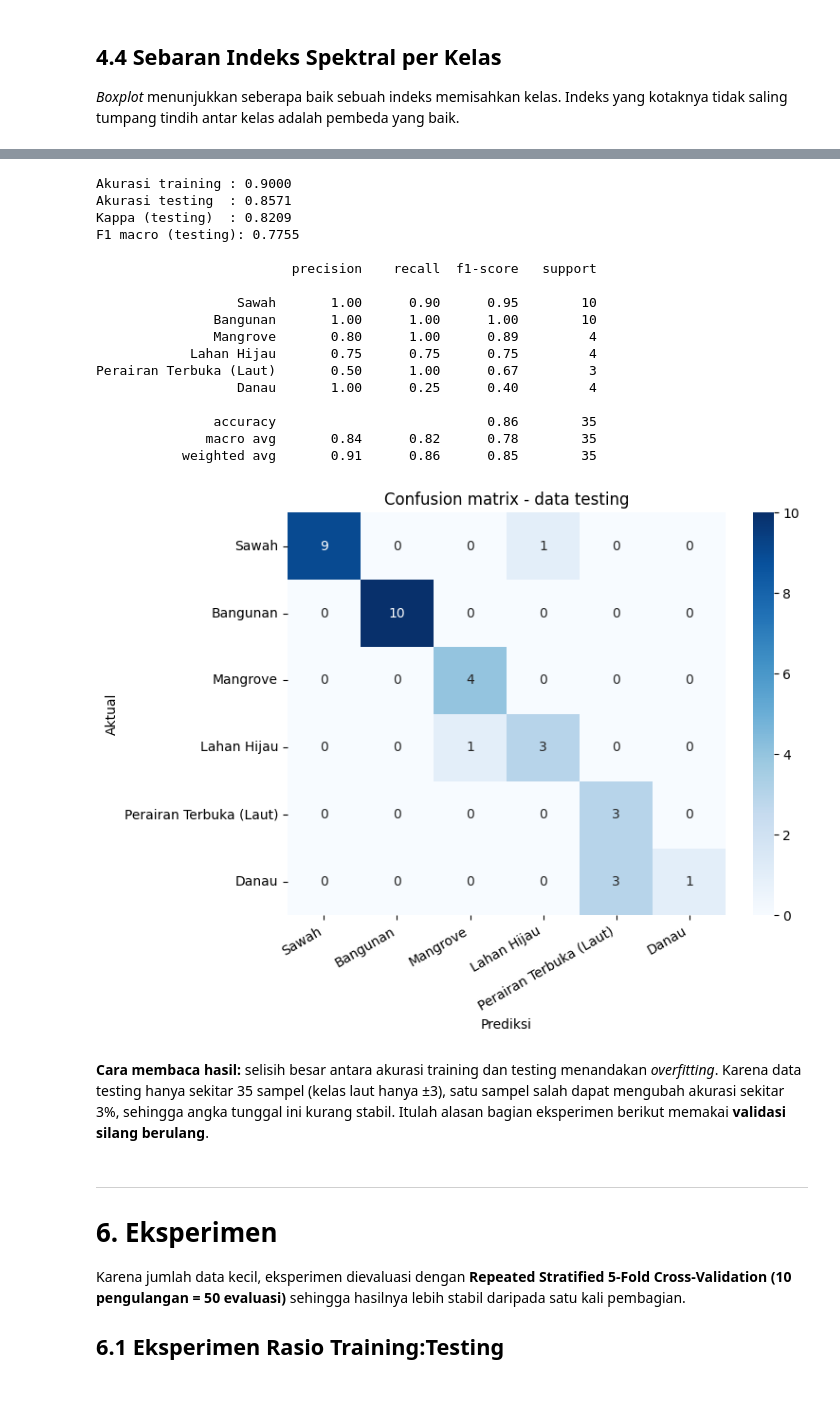
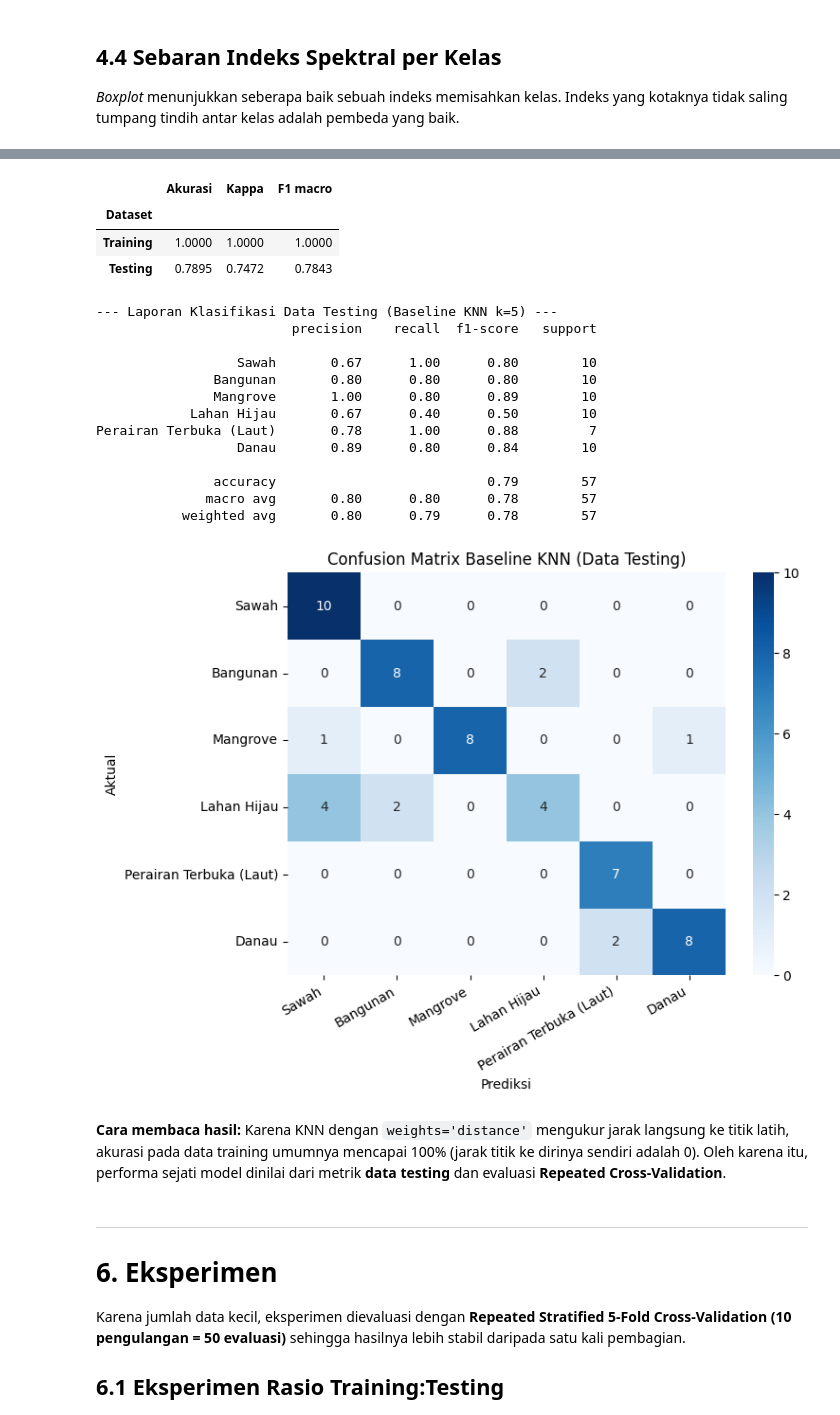
Before and after one commit to Okansyailendra/PSD, a Jupyter notebook: _sources/klasifikasi_jawa_timur/klasifikasi_jawa_timur_sentinel2a.ipynb, the cells around one changed output, grey strips where cells are left out. Saved outputs shown, nothing was run; the diff lists cells and outputs as text; code cells hidden in the pictures; blank space fills up the shorter version.

```diff
--- a/_sources/klasifikasi_jawa_timur/klasifikasi_jawa_timur_sentinel2a.ipynb
+++ b/_sources/klasifikasi_jawa_timur/klasifikasi_jawa_timur_sentinel2a.ipynb
@@ -116,7 +116,9 @@ from IPython.display import display, Markdown
 from sentinelhub import (SHConfig, SentinelHubRequest, DataCollection, BBox, CRS,
                          MimeType, bbox_to_dimensions)
 
-from sklearn.naive_bayes import GaussianNB
+from sklearn.neighbors import KNeighborsClassifier
+from sklearn.preprocessing import StandardScaler
+from sklearn.pipeline import Pipeline
 from sklearn.model_selection import (train_test_split, RepeatedStratifiedKFold,
                                      cross_val_score, GridSearchCV)
 from sklearn.metrics import (accuracy_score, classification_report, confusion_matrix,
@@ -136,10 +138,10 @@ ULANGI_EKSTRAKSI = False                           # True: paksa ambil ulang dar
 KELAS = {
     1: dict(nama="Sawah",                   file="sawah",       n=50, warna="#FFD92F"),
     2: dict(nama="Bangunan",                file="bangunan",    n=50, warna="#E41A1C"),
-    3: dict(nama="Mangrove",                file="mangrove",    n=20, warna="#8E44AD"),
-    4: dict(nama="Lahan Hijau",             file="lahan_hijau", n=20, warna="#2E7D32"),
-    5: dict(nama="Perairan Terbuka (Laut)", file="lautan",      n=15, warna="#0D47A1"),
-    6: dict(nama="Danau",                   file="danau",       n=20, warna="#4FC3F7"),
+    3: dict(nama="Mangrove",                file="mangrove",    n=50, warna="#8E44AD"),
+    4: dict(nama="Lahan Hijau",             file="lahan_hijau", n=50, warna="#2E7D32"),
+    5: dict(nama="Perairan Terbuka (Laut)", file="lautan",      n=35, warna="#0D47A1"),
+    6: dict(nama="Danau",                   file="danau",       n=50, warna="#4FC3F7"),
 }
 NAMA_KELAS  = [v["nama"] for v in KELAS.values()]
 WARNA_KELAS = {v["nama"]: v["warna"] for v in KELAS.values()}
@@ -611,42 +608,56 @@ Metrik evaluasi yang digunakan (TP = *true positive*, FP = *false positive*, FN
 # %%
-model = GaussianNB()
-model.fit(X_train, y_train)
+# Model baseline KNN (k=5, weights='distance') dengan StandardScaler
+model_baseline = Pipeline([
+    ("scaler", StandardScaler()),
+    ("knn", KNeighborsClassifier(n_neighbors=5, weights="distance"))
+])
+model_baseline.fit(X_train, y_train)
 
-pred_train = model.predict(X_train)
-pred_test  = model.predict(X_test)
+pred_train = model_baseline.predict(X_train)
+pred_test  = model_baseline.predict(X_test)
 
-print(f"Akurasi training : {accuracy_score(y_train, pred_train):.4f}")
-print(f"Akurasi testing  : {accuracy_score(y_test,  pred_test):.4f}")
-print(f"Kappa (testing)  : {cohen_kappa_score(y_test, pred_test):.4f}")
-print(f"F1 macro (testing): {f1_score(y_test, pred_test, average='macro'):.4f}\n")
+def metrik(y_true, y_pred):
+    return {
+        "Akurasi": accuracy_score(y_true, y_pred),
+        "Kappa":   cohen_kappa_score(y_true, y_pred),
+        "F1 macro": f1_score(y_true, y_pred, average="macro"),
+    }
+
+ringkas_eval = pd.DataFrame([
+    {"Dataset": "Training", **metrik(y_train, pred_train)},
+    {"Dataset": "Testing",  **metrik(y_test,  pred_test)},
+]).set_index("Dataset")
+display(ringkas_eval.round(4))
+
+print("\n--- Laporan Klasifikasi Data Testing (Baseline KNN k=5) ---")
 print(classification_report(y_test, pred_test, labels=NAMA_KELAS, zero_division=0))
 
 cm = confusion_matrix(y_test, pred_test, labels=NAMA_KELAS)
 plt.figure(figsize=(8, 6))
 sns.heatmap(cm, annot=True, fmt="d", cmap="Blues", xticklabels=NAMA_KELAS, yticklabels=NAMA_KELAS)
-plt.xlabel("Prediksi"); plt.ylabel("Aktual"); plt.title("Confusion matrix - data testing")
+plt.xlabel("Prediksi"); plt.ylabel("Aktual"); plt.title("Confusion Matrix Baseline KNN (Data Testing)")
 plt.xticks(rotation=30, ha="right"); plt.tight_layout(); plt.show()
 # %% [output]
+|  | Akurasi | Kappa | F1 macro |
+| Dataset |  |  |  |
+| Training | 1.0000 | 1.0000 | 1.0000 |
+| Testing | 0.7895 | 0.7472 | 0.7843 |
-Akurasi training : 0.9000
-Akurasi testing  : 0.8571
-Kappa (testing)  : 0.8209
-F1 macro (testing): 0.7755
-
+--- Laporan Klasifikasi Data Testing (Baseline KNN k=5) ---
                          precision    recall  f1-score   support
 
-                  Sawah       1.00      0.90      0.95        10
-               Bangunan       1.00      1.00      1.00        10
-               Mangrove       0.80      1.00      0.89         4
-            Lahan Hijau       0.75      0.75      0.75         4
-Perairan Terbuka (Laut)       0.50      1.00      0.67         3
-                  Danau       1.00      0.25      0.40         4
+                  Sawah       0.67      1.00      0.80        10
+               Bangunan       0.80      0.80      0.80        10
+               Mangrove       1.00      0.80      0.89        10
+            Lahan Hijau       0.67      0.40      0.50        10
+Perairan Terbuka (Laut)       0.78      1.00      0.88         7
+                  Danau       0.89      0.80      0.84        10
 
-               accuracy                           0.86        35
-              macro avg       0.84      0.82      0.78        35
-           weighted avg       0.91      0.86      0.85        35
+               accuracy                           0.79        57
+              macro avg       0.80      0.80      0.78        57
+           weighted avg       0.80      0.79      0.78        57
-[figure, old version]
+[figure, new version]
 # %% [markdown]
-**Cara membaca hasil:** selisih besar antara akurasi training dan testing menandakan *overfitting*. Karena data testing hanya sekitar 35 sampel (kelas laut hanya ±3), satu sampel salah dapat mengubah akurasi sekitar 3%, sehingga angka tunggal ini kurang stabil. Itulah alasan bagian eksperimen berikut memakai **validasi silang berulang**.
+**Cara membaca hasil:** Karena KNN dengan `weights='distance'` mengukur jarak langsung ke titik latih, akurasi pada data training umumnya mencapai 100% (jarak titik ke dirinya sendiri adalah 0). Oleh karena itu, performa sejati model dinilai dari metrik **data testing** dan evaluasi **Repeated Cross-Validation**.
 # %% [markdown]
 ---
 # 6. Eksperimen
```
Also changed, not shown: parts of 35 cells of this notebook, 17 other files.
